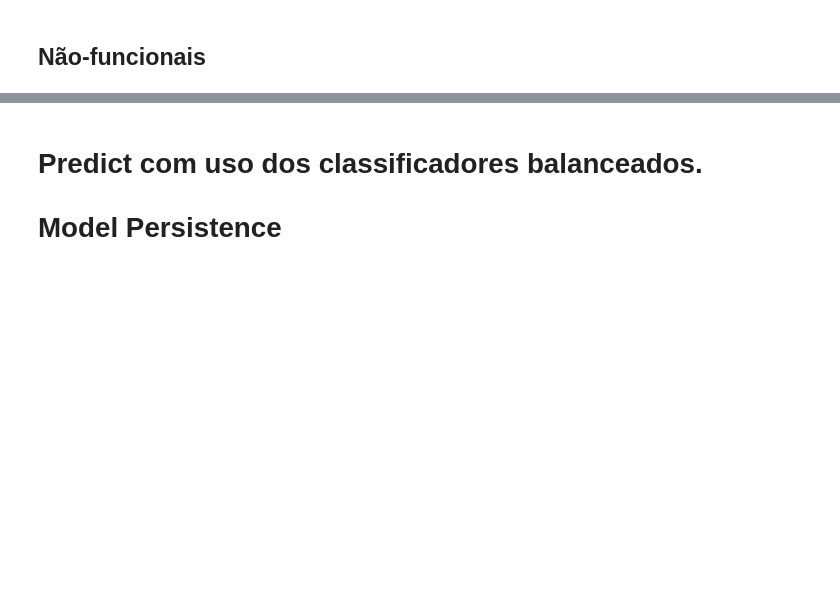
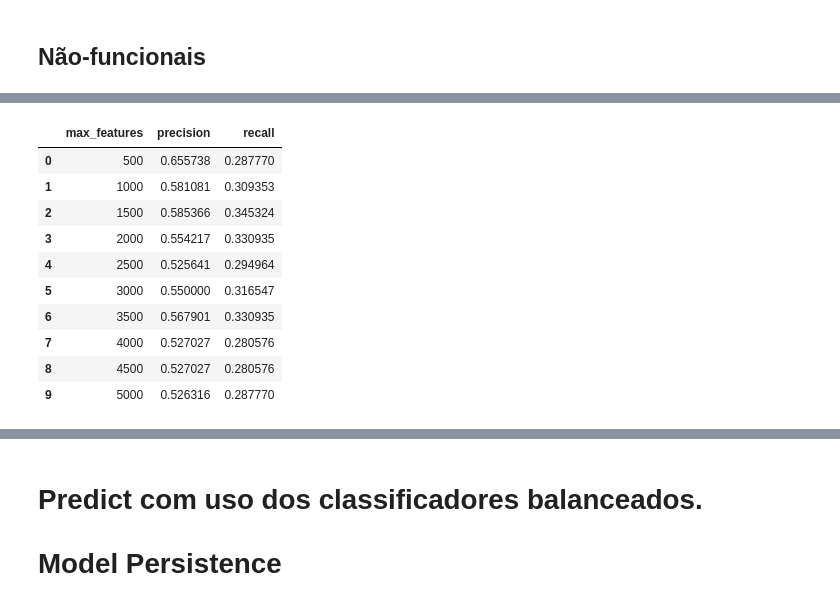
Before and after one commit to SabinoGs/tcc1, a Jupyter notebook: notebooks/Classificação AUTOMATICA - TCC2.ipynb, the cells around one changed output, grey strips where cells are left out. Saved outputs shown, nothing was run; the diff lists cells and outputs as text; code cells hidden in the pictures; blank space fills up the shorter version.

```diff
--- a/notebooks/Classificação AUTOMATICA - TCC2.ipynb
+++ b/notebooks/Classificação AUTOMATICA - TCC2.ipynb
@@ -616 +646,15 @@ max_features_dict = pd.DataFrame(max_features_dict)
+# %%
+max_features_dict_n_funcionais
+# %% [output]
+|  | max_features | precision | recall |
+| 0 | 500 | 0.655738 | 0.287770 |
+| 1 | 1000 | 0.581081 | 0.309353 |
+| 2 | 1500 | 0.585366 | 0.345324 |
+| 3 | 2000 | 0.554217 | 0.330935 |
+| 4 | 2500 | 0.525641 | 0.294964 |
+| 5 | 3000 | 0.550000 | 0.316547 |
+| 6 | 3500 | 0.567901 | 0.330935 |
+| 7 | 4000 | 0.527027 | 0.280576 |
+| 8 | 4500 | 0.527027 | 0.280576 |
+| 9 | 5000 | 0.526316 | 0.287770 |
 # %%
```
Also changed, not shown: parts of 32 cells of this notebook, 2 other files.
